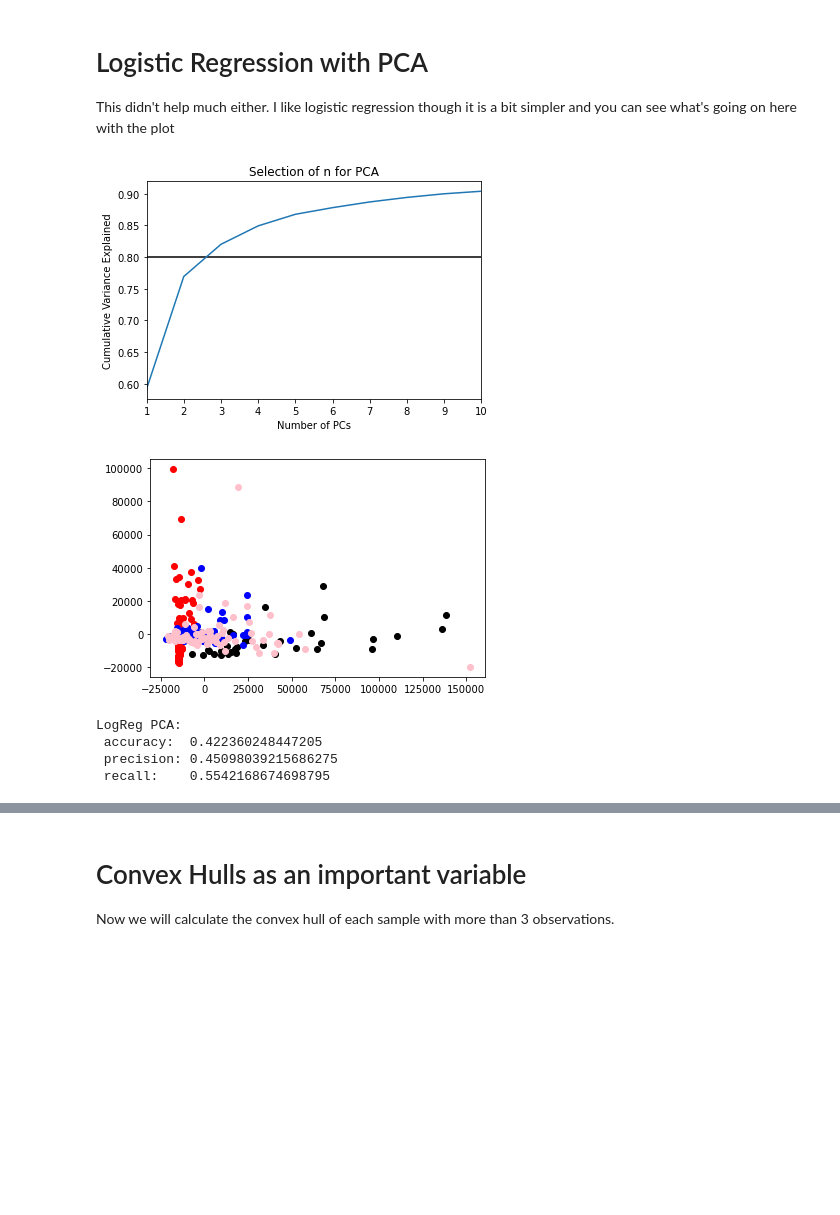
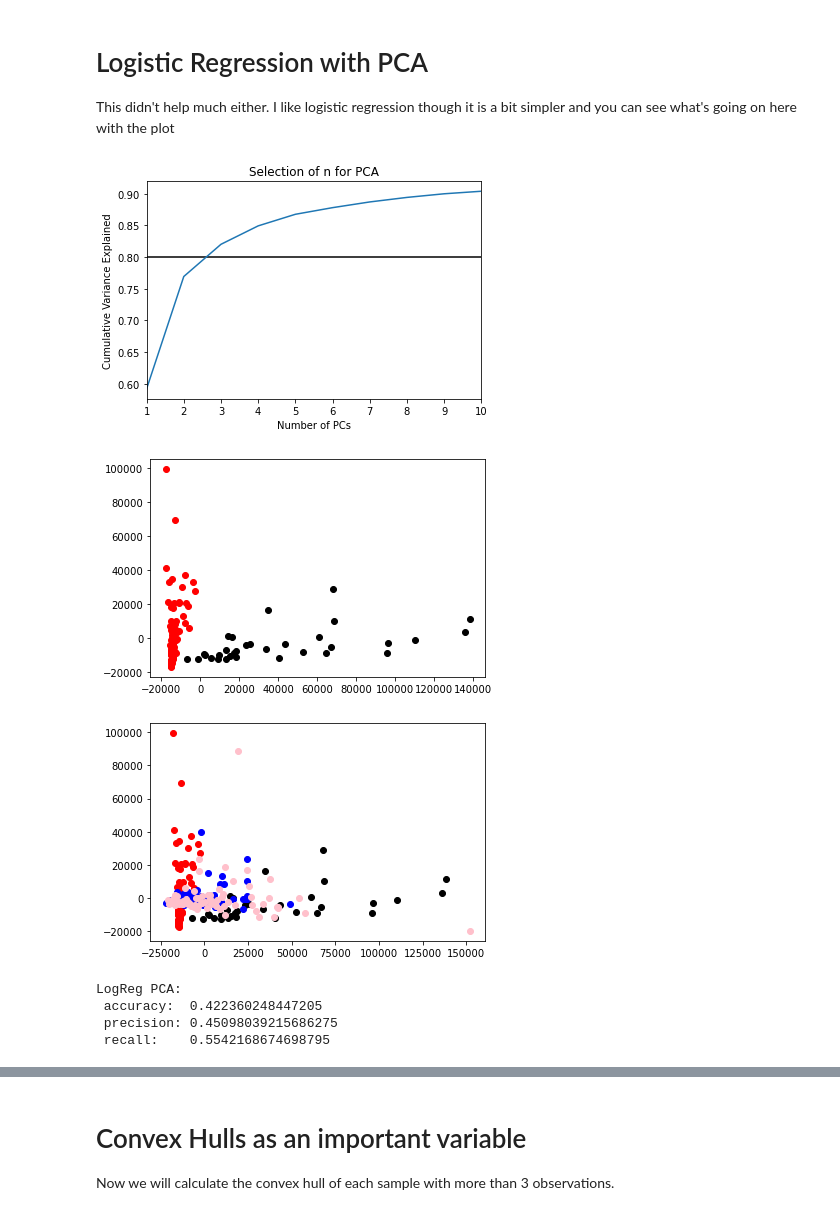
Before and after one commit to dpear/breast_cancer_classifier, a Jupyter notebook: classifier_dp.ipynb, the cells around one changed output, grey strips where cells are left out. Saved outputs shown, nothing was run; the diff lists cells and outputs as text; code cells hidden in the pictures; blank space fills up the shorter version.

Commit message:
top genes edits

```diff
--- a/classifier_dp.ipynb
+++ b/classifier_dp.ipynb
@@ -230,7 +227,6 @@ Only relevant genes:
 # %% [markdown]
 # Use normalized read counts instead
 # %%
-
 model_name = 'Normalized Read Counts'
 
 df   = all_reads_n
@@ -259,6 +255,9 @@ y_pred = svc.predict(X)
 accuracy  = metrics.accuracy_score( y, y_pred)
 precision = metrics.precision_score(y, y_pred)
 print(f'{model_name}:\n accuracy: {accuracy}\n precision: {precision}')
+
+r = pd.DataFrame({'model': [model_name], 'accuracy': [accuracy], 'precision': [precision], 'recall': [recall]})
+results = results.append(r)
 # %% [output]
 [0.72727273 0.72727273 0.76190476 0.76190476 0.76190476 0.76190476]
 Normalized Read Counts:
@@ -358,6 +358,9 @@ accuracy  = metrics.accuracy_score( y, y_pred)
 precision = metrics.precision_score(y, y_pred)
 recall    = metrics.recall_score(y, y_pred)
 print(f'{model_name}:\n accuracy:  {accuracy}\n precision: {precision}\n recall:    {recall}')
+
+r = pd.DataFrame({'model': [model_name], 'accuracy': [accuracy], 'precision': [precision], 'recall': [recall]})
+results = results.append(r)
 # %% [output]
 LogReg:
  accuracy:  0.515527950310559
@@ -378,14 +383,14 @@ from sklearn.metrics import classification_report, confusion_matrix
 model = LogisticRegression(solver='liblinear', random_state=42)
 
 df = all_tpm
-cols = [x for x in df.columns if top_gene in x] ########################
+cols = [x for x in df.columns if x in top_gene] ########################
 X = df[cols].values
 y = df['status']
 
 model.fit(X,y)
 
 df   = v_tpm
-cols = [x for x in df.columns if top_gene in x]
+cols = [x for x in df.columns if x in top_gene] #####################
 
 X    = df[cols].values
 y    = df['status'].values
@@ -396,6 +401,9 @@ accuracy  = metrics.accuracy_score( y, y_pred)
 precision = metrics.precision_score(y, y_pred)
 recall    = metrics.recall_score(y, y_pred)
 print(f'{model_name}:\n accuracy:  {accuracy}\n precision: {precision}\n recall:    {recall}')
+
+r = pd.DataFrame({'model': [model_name], 'accuracy': [accuracy], 'precision': [precision], 'recall': [recall]})
+results = results.append(r)
 # %% [output]
 LogReg top gene:
  accuracy:  0.5527950310559007
@@ -432,6 +487,9 @@ accuracy  = metrics.accuracy_score( y, y_pred)
 precision = metrics.precision_score(y, y_pred)
 recall    = metrics.recall_score(y, y_pred)
 print(f'{model_name}:\n accuracy:  {accuracy}\n precision: {precision}\n recall:    {recall}')
+
+r = pd.DataFrame({'model': [model_name], 'accuracy': [accuracy], 'precision': [precision], 'recall': [recall]})
+results = results.append(r)
 # %% [output]
 LogReg important genes:
  accuracy:  0.515527950310559
@@ -486,36 +544,43 @@ c  = [c[z] for z in y]
 
 fig = plt.figure()
 ax = fig.add_subplot(111)
 for i in range(len(X)):
     ax.scatter(x_[i], y_[i], color=c[i])
-
-
+plt.show()
+fig = plt.figure()
+ax = fig.add_subplot(111)
+for i in range(len(X)):
+    ax.scatter(x_[i], y_[i], color=c[i])
 
 df   = v_tpm
 cols = [x for x in df.columns if 'ENSG' in x] #################
 X    = df[cols].values
 PCs  = pca.fit_transform(X)
 X    = PCs
 y    = df['status'].values
 
 x_ = [z[0] for z in X]
 y_ = [z[1] for z in X]
 c  = ['blue','pink']
 c  = [c[z] for z in y]
 
 for i in range(len(X)):
     ax.scatter(x_[i], y_[i], color=c[i])
 plt.show()
 
 y_pred = model.predict(X)
 
 accuracy  = metrics.accuracy_score( y, y_pred)
 precision = metrics.precision_score(y, y_pred)
 recall    = metrics.recall_score(y, y_pred)
 print(f'{model_name}:\n accuracy:  {accuracy}\n precision: {precision}\n recall:    {recall}')
+
+r = pd.DataFrame({'model': [model_name], 'accuracy': [accuracy], 'precision': [precision], 'recall': [recall]})
+results = results.append(r)
 # %% [output]
 [figure]
-[figure, old version]
+[figure, new version]
+[figure, added]
 LogReg PCA:
  accuracy:  0.422360248447205
  precision: 0.45098039215686275
```
Also changed, not shown: parts of 10 cells of this notebook, 1 other file.
